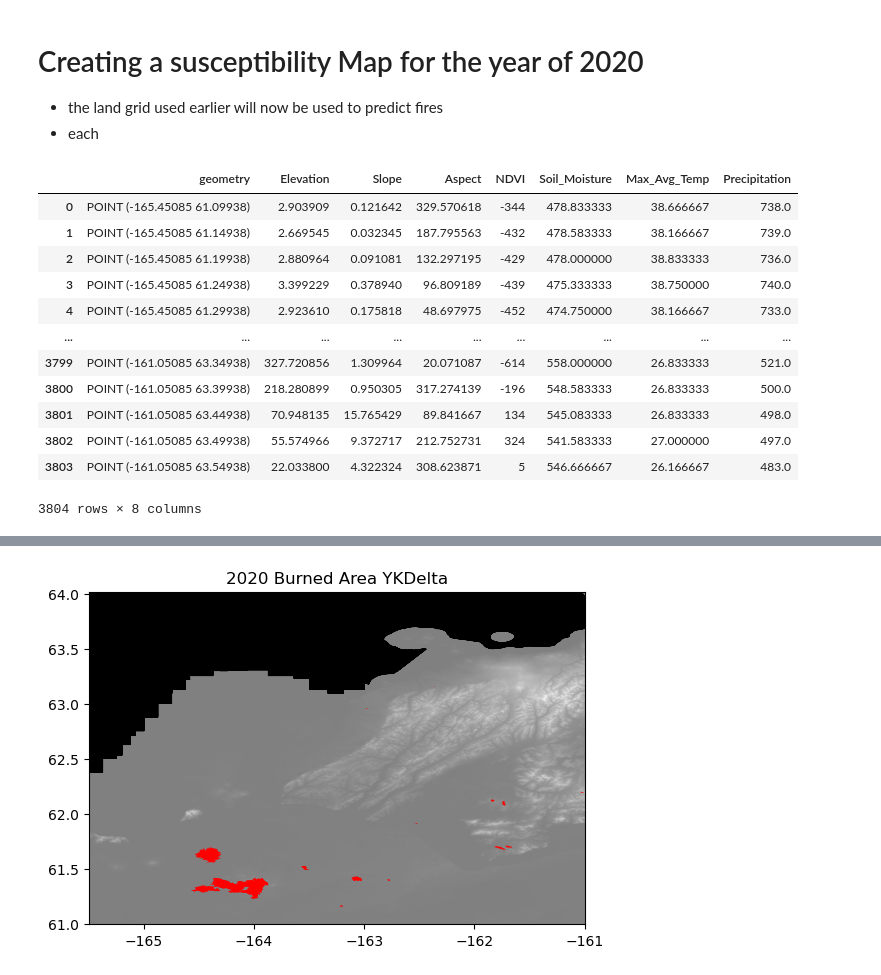
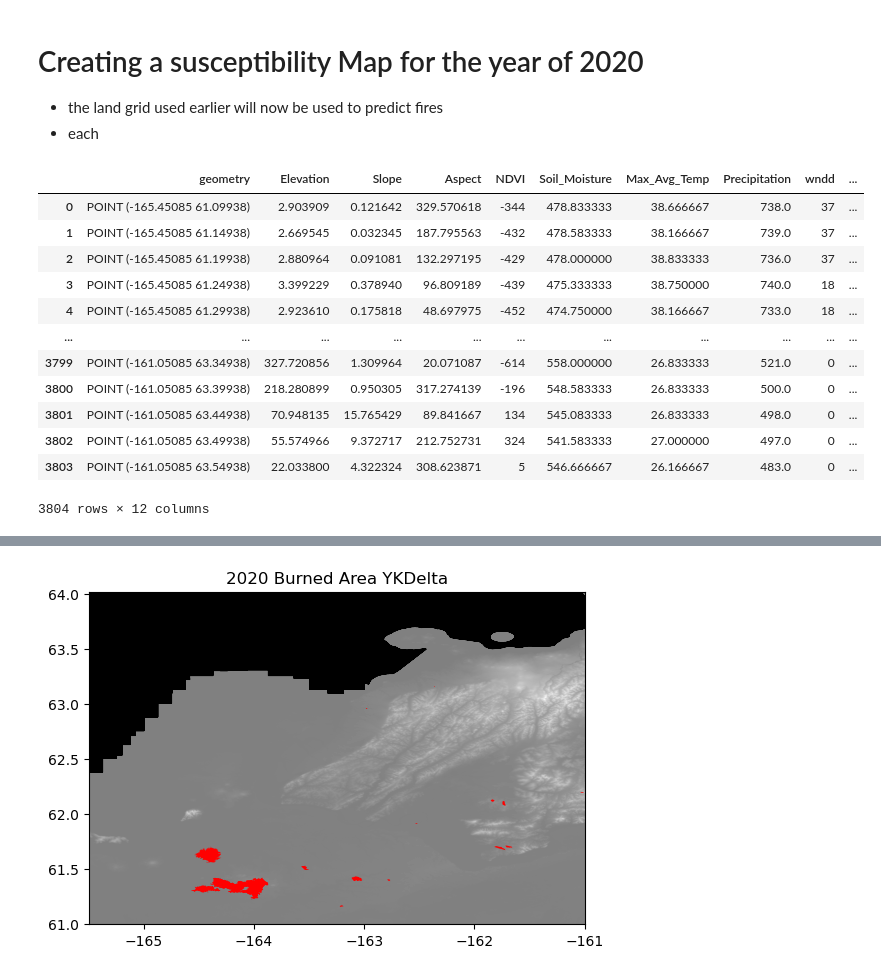
Before and after one commit to cmanna75/wildfire_susceptibility, a Jupyter notebook: Wildfire_Susceptibility.ipynb, the cells around one changed output, grey strips where cells are left out. Cells and saved outputs as stored; diff of their text form; code cells hidden in the pictures.

```diff
--- a/Wildfire_Susceptibility.ipynb
+++ b/Wildfire_Susceptibility.ipynb
@@ -466,6 +461,41 @@ def extract_gis_value_with_single_date(geom:pd.Series,year:int,tiff_arr)->pd.Ser
     px , py = tiff_arr[year_indices].index(x,y)
     value = tiff_arr[year_indices].read(1)[(px,py)]
     return value
+
+def extract_annual_indices(geom:pd.Series, year:pd.Series,indices_str)->pd.Series:
+    x_points = geom.x
+    y_points = geom.y
+    years = year.astype(int)
+    values = []
+
+    for x, y, year_val in zip(x_points, y_points, years):
+        long_index = long_to_index(x)
+        lat_index = lat_to_index(y)
+        year_index = year_to_index(year_val)
+         #looks like 2005 is last year of hist, and have to use predictions afterwards, there is rcp45, 1 or rcp85 2.
+        if(year_val > 2005):
+            value = ann_ds[indices_str][0, 1, year_index, lat_index, long_index].data[()]
+        else:
+            value = ann_ds[indices_str][0, 0, year_index, lat_index, long_index].data[()]
+        values.append(value)
+    return values
+
+def extract_annual_indices_single_date(geom:pd.Series, year:int,indices_str)->pd.Series:
+    x_points = geom.x
+    y_points = geom.y
+    values = []
+
+    for x, y in zip(x_points, y_points):
+        long_index = long_to_index(x)
+        lat_index = lat_to_index(y)
+        year_index = year_to_index(year)
+         #looks like 2005 is last year of hist, and have to use predictions afterwards, there is rcp45, 1 or rcp85 2.
+        if(year > 2005):
+            value = ann_ds[indices_str][0, 1, year_index, lat_index, long_index].data[()]
+        else:
+            value = ann_ds[indices_str][0, 0, year_index, lat_index, long_index].data[()]
+        values.append(value)
+    return values
 # %%
 wildfire_point_data['Elevation'] = extract_gis_value(wildfire_point_data['geometry'],Elev)
 wildfire_point_data['Slope'] = extract_gis_value(wildfire_point_data['geometry'],Slope)
@@ -474,3 +504,7 @@ wildfire_point_data['NDVI'] = extract_gis_value_with_date(wildfire_point_data['g
 wildfire_point_data['Soil_Moisture'] = extract_gis_value_with_date(wildfire_point_data['geometry'],wildfire_point_data['FIRE_YEAR'],soil)
 wildfire_point_data['Max_Avg_Temp'] = extract_gis_value_with_date(wildfire_point_data['geometry'],wildfire_point_data['FIRE_YEAR'],max_avg_temp)
 wildfire_point_data['Precipitation'] = extract_gis_value_with_date(wildfire_point_data['geometry'],wildfire_point_data['FIRE_YEAR'],precip)
+wildfire_point_data['wndd'] = extract_annual_indices(wildfire_point_data['geometry'], wildfire_point_data['FIRE_YEAR'],'wndd')
+wildfire_point_data['wsdi'] = extract_annual_indices(wildfire_point_data['geometry'], wildfire_point_data['FIRE_YEAR'],'wsdi')
+wildfire_point_data['r10mm'] = extract_annual_indices(wildfire_point_data['geometry'], wildfire_point_data['FIRE_YEAR'],'r10mm')
+wildfire_point_data['hd'] = extract_annual_indices(wildfire_point_data['geometry'], wildfire_point_data['FIRE_YEAR'],'hd')
@@ -884,26 +934,30 @@ susceptibility_input = land_gdf.copy()
 # %%
 susceptibility_input['Elevation'] = extract_gis_value(susceptibility_input['geometry'],Elev)
 susceptibility_input['Slope'] = extract_gis_value(susceptibility_input['geometry'],Slope)
 susceptibility_input['Aspect'] = extract_gis_value(susceptibility_input['geometry'],Aspect)
 susceptibility_input['NDVI'] = extract_gis_value_with_single_date(susceptibility_input['geometry'],2020,NDVI)
 susceptibility_input['Soil_Moisture'] = extract_gis_value_with_single_date(susceptibility_input['geometry'],2020,soil)
 susceptibility_input['Max_Avg_Temp'] = extract_gis_value_with_single_date(susceptibility_input['geometry'],2020,max_avg_temp)
 susceptibility_input['Precipitation'] = extract_gis_value_with_single_date(susceptibility_input['geometry'],2020,precip)
+susceptibility_input['wndd'] = extract_annual_indices_single_date(susceptibility_input['geometry'], 2020,'wndd')
+susceptibility_input['wsdi'] = extract_annual_indices_single_date(susceptibility_input['geometry'], 2020,'wsdi')
+susceptibility_input['r10mm'] = extract_annual_indices_single_date(susceptibility_input['geometry'], 2020,'r10mm')
+susceptibility_input['hd'] = extract_annual_indices_single_date(susceptibility_input['geometry'], 2020,'hd')
 susceptibility_input
 # %% [output]
-|  | geometry | Elevation | Slope | Aspect | NDVI | Soil_Moisture | Max_Avg_Temp | Precipitation |
-| 0 | POINT (-165.45085 61.09938) | 2.903909 | 0.121642 | 329.570618 | -344 | 478.833333 | 38.666667 | 738.0 |
-| 1 | POINT (-165.45085 61.14938) | 2.669545 | 0.032345 | 187.795563 | -432 | 478.583333 | 38.166667 | 739.0 |
-| 2 | POINT (-165.45085 61.19938) | 2.880964 | 0.091081 | 132.297195 | -429 | 478.000000 | 38.833333 | 736.0 |
-| 3 | POINT (-165.45085 61.24938) | 3.399229 | 0.378940 | 96.809189 | -439 | 475.333333 | 38.750000 | 740.0 |
-| 4 | POINT (-165.45085 61.29938) | 2.923610 | 0.175818 | 48.697975 | -452 | 474.750000 | 38.166667 | 733.0 |
-| ... | ... | ... | ... | ... | ... | ... | ... | ... |
-| 3799 | POINT (-161.05085 63.34938) | 327.720856 | 1.309964 | 20.071087 | -614 | 558.000000 | 26.833333 | 521.0 |
-| 3800 | POINT (-161.05085 63.39938) | 218.280899 | 0.950305 | 317.274139 | -196 | 548.583333 | 26.833333 | 500.0 |
-| 3801 | POINT (-161.05085 63.44938) | 70.948135 | 15.765429 | 89.841667 | 134 | 545.083333 | 26.833333 | 498.0 |
-| 3802 | POINT (-161.05085 63.49938) | 55.574966 | 9.372717 | 212.752731 | 324 | 541.583333 | 27.000000 | 497.0 |
-| 3803 | POINT (-161.05085 63.54938) | 22.033800 | 4.322324 | 308.623871 | 5 | 546.666667 | 26.166667 | 483.0 |
+|  | geometry | Elevation | Slope | Aspect | NDVI | Soil_Moisture | Max_Avg_Temp | Precipitation | wndd | ... |
+| 0 | POINT (-165.45085 61.09938) | 2.903909 | 0.121642 | 329.570618 | -344 | 478.833333 | 38.666667 | 738.0 | 37 | ... |
+| 1 | POINT (-165.45085 61.14938) | 2.669545 | 0.032345 | 187.795563 | -432 | 478.583333 | 38.166667 | 739.0 | 37 | ... |
+| 2 | POINT (-165.45085 61.19938) | 2.880964 | 0.091081 | 132.297195 | -429 | 478.000000 | 38.833333 | 736.0 | 37 | ... |
+| 3 | POINT (-165.45085 61.24938) | 3.399229 | 0.378940 | 96.809189 | -439 | 475.333333 | 38.750000 | 740.0 | 18 | ... |
+| 4 | POINT (-165.45085 61.29938) | 2.923610 | 0.175818 | 48.697975 | -452 | 474.750000 | 38.166667 | 733.0 | 18 | ... |
+| ... | ... | ... | ... | ... | ... | ... | ... | ... | ... | ... |
+| 3799 | POINT (-161.05085 63.34938) | 327.720856 | 1.309964 | 20.071087 | -614 | 558.000000 | 26.833333 | 521.0 | 0 | ... |
+| 3800 | POINT (-161.05085 63.39938) | 218.280899 | 0.950305 | 317.274139 | -196 | 548.583333 | 26.833333 | 500.0 | 0 | ... |
+| 3801 | POINT (-161.05085 63.44938) | 70.948135 | 15.765429 | 89.841667 | 134 | 545.083333 | 26.833333 | 498.0 | 0 | ... |
+| 3802 | POINT (-161.05085 63.49938) | 55.574966 | 9.372717 | 212.752731 | 324 | 541.583333 | 27.000000 | 497.0 | 0 | ... |
+| 3803 | POINT (-161.05085 63.54938) | 22.033800 | 4.322324 | 308.623871 | 5 | 546.666667 | 26.166667 | 483.0 | 0 | ... |
-3804 rows × 8 columns
+3804 rows × 12 columns
 # %%
 susceptibility_input_for_model = susceptibility_input.drop(['geometry'], axis = 1)
 susceptibility_output = xgb.predict_proba(susceptibility_input_for_model)
```
Also changed, not shown: parts of 32 cells of this notebook.
